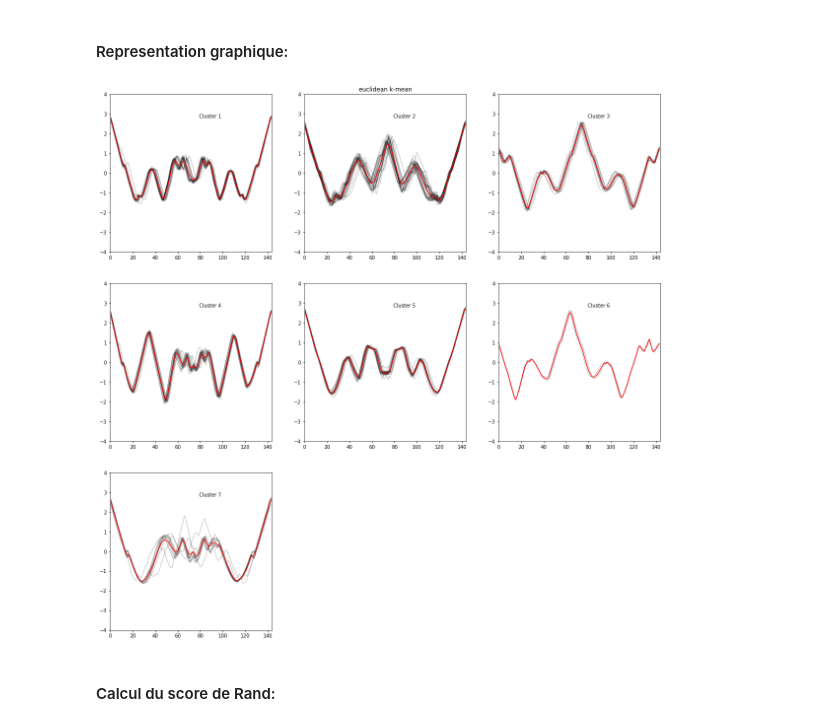
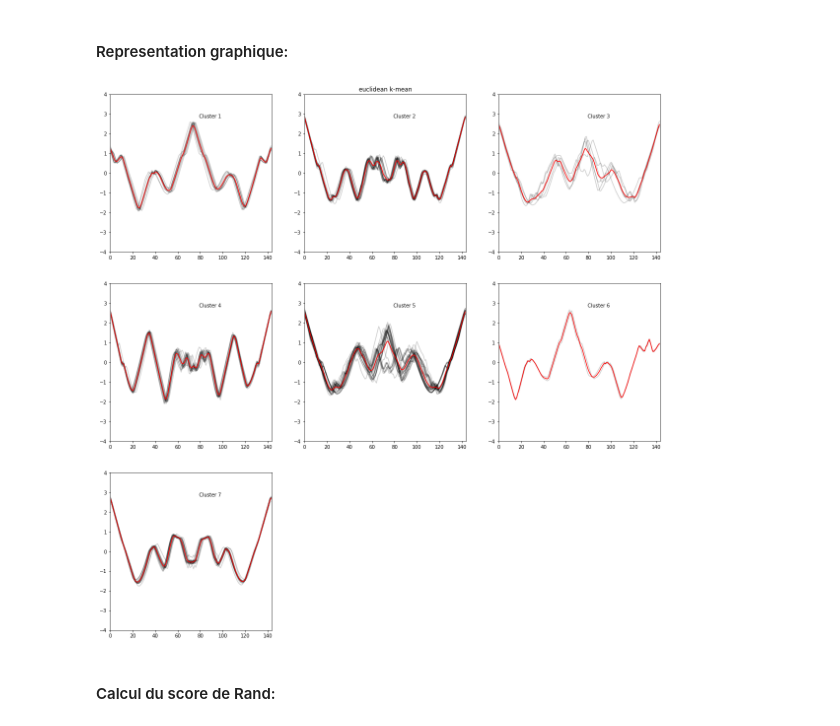
Before and after one commit to TommasoBarberis/Decouverte-de-connaissances-dans-les-donnees, a Jupyter notebook: TP_DTW/clustering_time-series.ipynb, the cells around one changed output. Cells and saved outputs as stored; diff of their text form; code cells hidden in the pictures.

Commit message:
fix kmean_plot #2

```diff
--- a/TP_DTW/clustering_time-series.ipynb
+++ b/TP_DTW/clustering_time-series.ipynb
@@ -124,7 +122,7 @@ Par ailleurs, cela se confirme avec le score de l'index de __Rand__, lequel a un
 # %% [markdown]
 ## 2. Clustering avec k-means
 # %%
-def kmean_plot(label, num_group, time_series, title):
+def kmean_plot(model, label, num_group, time_series, title):
     """
     Fonction qui permet de répresenter les séries temporelles regroupées par cluster.
     """
@@ -138,7 +136,8 @@ def kmean_plot(label, num_group, time_series, title):
         for serie in time_series[label == clust+1]:
             plt.plot(serie.ravel(), "k-", alpha=.2)
 
-        plt.plot(model.cluster_centers_[clust].ravel(), "r-")
+        if model != "null":
+            plt.plot(model.cluster_centers_[clust].ravel(), "r-")
         plt.xlim(0, time_series.shape[1])
         plt.ylim(-4, 4)
         plt.text(0.55, 0.85,'Cluster %d' % (clust + 1),
@@ -161,9 +160,9 @@ label_eucl = model_eucl.fit_predict(time_series) + 1
 # %% [markdown]
 #### Representation graphique:
 # %%
-kmean_plot(label, num_group, time_series, "euclidean k-mean")
+kmean_plot(model_eucl, label_eucl, num_group, time_series, "euclidean k-mean")
 # %% [output]
-[figure, old version]
+[figure, new version]
 # %% [markdown]
 #### Calcul du score de Rand:
 # %%
```
Also changed, not shown: parts of 7 cells of this notebook.
